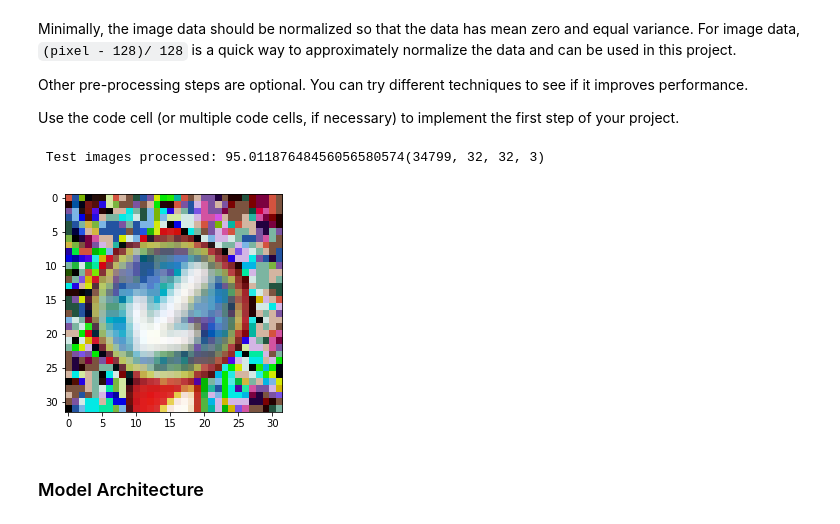
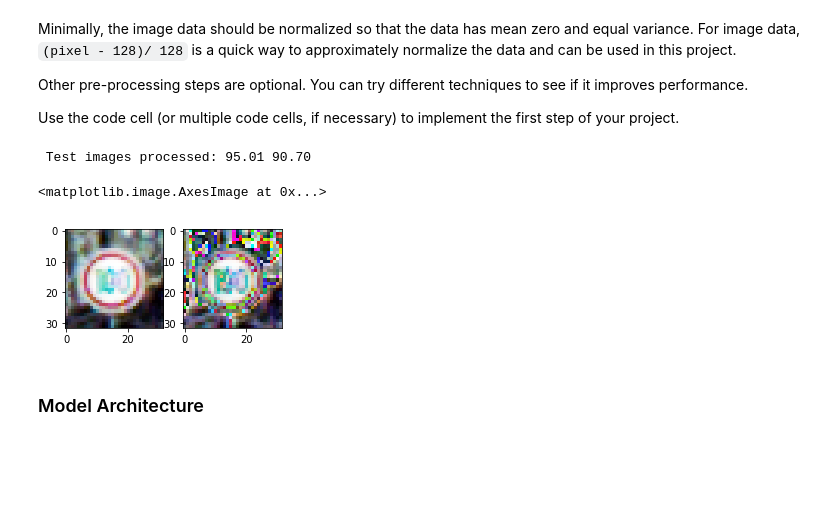
Before and after one commit to lissue/trafficsigns, a Jupyter notebook: Traffic_Sign_Classifier.ipynb, the cells around one changed output. Saved outputs shown, nothing was run; the diff lists cells and outputs as text; code cells hidden in the pictures; blank space fills up the shorter version.

```diff
--- a/Traffic_Sign_Classifier.ipynb
+++ b/Traffic_Sign_Classifier.ipynb
@@ -98,10 +98,21 @@ The [Matplotlib](http://matplotlib.org/) [examples](http://matplotlib.org/exampl
 ### Data exploration visualization code goes here.
 ### Feel free to use as many code cells as needed.
 import matplotlib.pyplot as plt
+import pandas as pd
+
+signnames = pd.read_csv("signnames.csv")
 # Visualizations will be shown in the notebook.
 %matplotlib inline
 
-index = 1000
-image = X_train[index].squeeze()
-plt.imshow(image)
+n_samples = np.zeros(n_classes)
+plt.figure(figsize=(20, 20))
+for i in range(0, n_classes):
+    plt.subplot(11, 4, i+1)
+    samples = X_train[y_train == i]
+    plt.imshow(samples[0])
+    plt.title(signnames.SignName[i])
+    plt.axis('off')
+    n_samples[i]=len(samples)
+plt.show()
+plt.savefig('sample_overview.png')
 # %% [output]
@@ -153,54 +174,60 @@ X_test_RGB = X_test
 X_train_grey=np.zeros((n_train, 32, 32))
 X_valid_grey=np.zeros((n_train, 32, 32))
 X_test_grey=np.zeros((n_train, 32, 32))
+
+# Apply histogram equalization - Performing this per channel, thus cv2 BGR
 for i in range(n_train):
 #     X_train_grey[i] = cv2.cvtColor(X_train[i].astype(np.uint8), cv2.COLOR_RGB2GRAY)
 #     X_train_RGB[i] = exposure.equalize_adapthist(X_train_RGB[i])
-    X_train_RGB[i,:,:,0] = cv2.equalizeHist(X_train_RGB[i,:,:,0])
-    X_train_RGB[i,:,:,1] = cv2.equalizeHist(X_train_RGB[i,:,:,1])
-    X_train_RGB[i,:,:,2] = cv2.equalizeHist(X_train_RGB[i,:,:,2])
+    X_train[i,:,:,0] = cv2.equalizeHist(X_train[i,:,:,0])
+    X_train[i,:,:,1] = cv2.equalizeHist(X_train[i,:,:,1])
+    X_train[i,:,:,2] = cv2.equalizeHist(X_train[i,:,:,2])
     if i%1000==0:
-        sys.stdout.write("\r Training images processed: " + str(i/n_train*100))
+        sys.stdout.write("\r Training images processed: " + str("%.2f"%(i/n_train*100)))
         sys.stdout.flush()
 for i in range(n_validation):
 #     X_valid_grey[i] = cv2.cvtColor(X_valid[i].astype(np.uint8), cv2.COLOR_RGB2GRAY)
 #     X_valid_RGB[i] = exposure.equalize_adapthist(X_valid_RGB[i])
-    X_valid_RGB[i,:,:,0] = cv2.equalizeHist(X_valid_RGB[i,:,:,0])
-    X_valid_RGB[i,:,:,1] = cv2.equalizeHist(X_valid_RGB[i,:,:,1])
-    X_valid_RGB[i,:,:,2] = cv2.equalizeHist(X_valid_RGB[i,:,:,2])
+    X_valid[i,:,:,0] = cv2.equalizeHist(X_valid[i,:,:,0])
+    X_valid[i,:,:,1] = cv2.equalizeHist(X_valid[i,:,:,1])
+    X_valid[i,:,:,2] = cv2.equalizeHist(X_valid[i,:,:,2])
     if i%1000==0:
-        sys.stdout.write("\r Validation images processed: " + str(i/n_validation*100))
+        sys.stdout.write("\r Validation images processed: " + str("%.2f"%(i/n_validation*100)))
         sys.stdout.flush()
 for i in range(n_test):
 #     X_test_grey[i] = cv2.cvtColor(X_test[i].astype(np.uint8), cv2.COLOR_RGB2GRAY)
 #     X_test_RGB[i] = exposure.equalize_adapthist(X_test_RGB[i])
-    X_test_RGB[i,:,:,0] = cv2.equalizeHist(X_test_RGB[i,:,:,0])
-    X_test_RGB[i,:,:,1] = cv2.equalizeHist(X_test_RGB[i,:,:,1])
-    X_test_RGB[i,:,:,2] = cv2.equalizeHist(X_test_RGB[i,:,:,2])
+    X_test[i,:,:,0] = cv2.equalizeHist(X_test[i,:,:,0])
+    X_test[i,:,:,1] = cv2.equalizeHist(X_test[i,:,:,1])
+    X_test[i,:,:,2] = cv2.equalizeHist(X_test[i,:,:,2])
     if i%1000==0:
-        sys.stdout.write("\r Test images processed: " + str(i/n_test*100))
+        sys.stdout.write("\r Test images processed: " + str("%.2f"%(i/n_test*100)))
         sys.stdout.flush()
 
 # X_train = X_train_grey
 # X_valid = X_valid_grey
 # X_test = X_test_grey
 # X_train=np.reshape(X_train,(X_train.shape[0],32,32,1))
 # X_valid=np.reshape(X_valid,(X_valid.shape[0],32,32,1))
 # X_test=np.reshape(X_test,(X_test.shape[0],32,32,1))
 # X_train = X_train.astype(np.uint8)
 # X_valid = X_valid.astype(np.uint8)
 # X_test = X_test.astype(np.uint8)
-X_train = X_train_RGB
-X_valid = X_valid_RGB
-X_test = X_test_RGB
+
+# Normalize
 X_train = (X_train - 128.0)/128.0
 X_valid = (X_valid - 128.0)/128.0
 X_test = (X_test - 128.0)/128.0
-plt.imshow(X_train[0,:,:,:].squeeze())
-print(X_train.shape)
+
+plt.subplot(1, 3, 1)
+plt.imshow(X_train_RGB[0].squeeze())
+# Processed each channel separately, why the color looks wrong when displayed?
+plt.subplot(1, 3, 2)
+plt.imshow(X_train[0].squeeze())
 # %% [output]
- Test images processed: 95.01187648456056580574(34799, 32, 32, 3)
+ Test images processed: 95.01 90.70
+<matplotlib.image.AxesImage at 0x...>
-[figure, old version]
+[figure, new version]
 # %% [markdown]
 ### Model Architecture
 # %%
```
Also changed, not shown: parts of 10 cells of this notebook.
